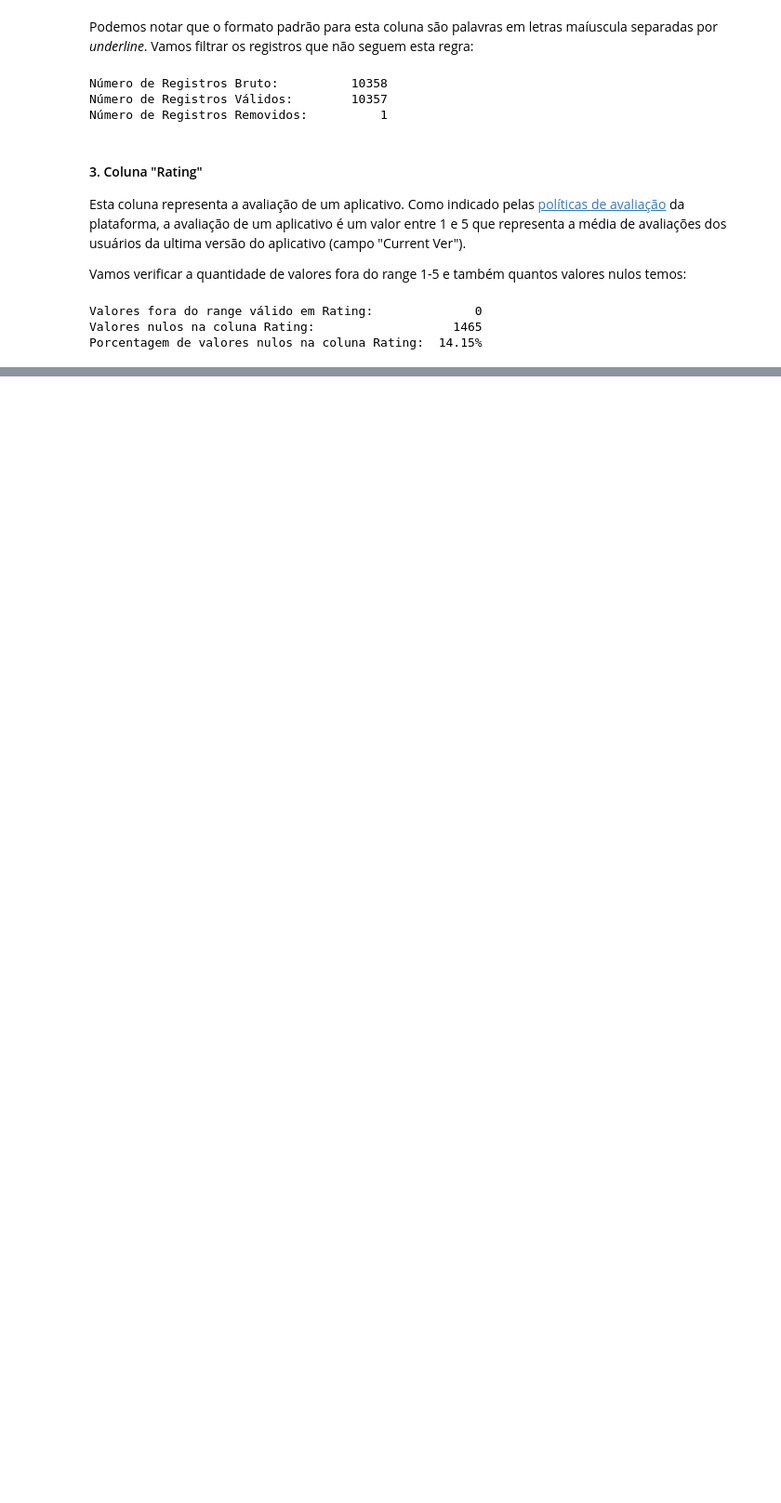
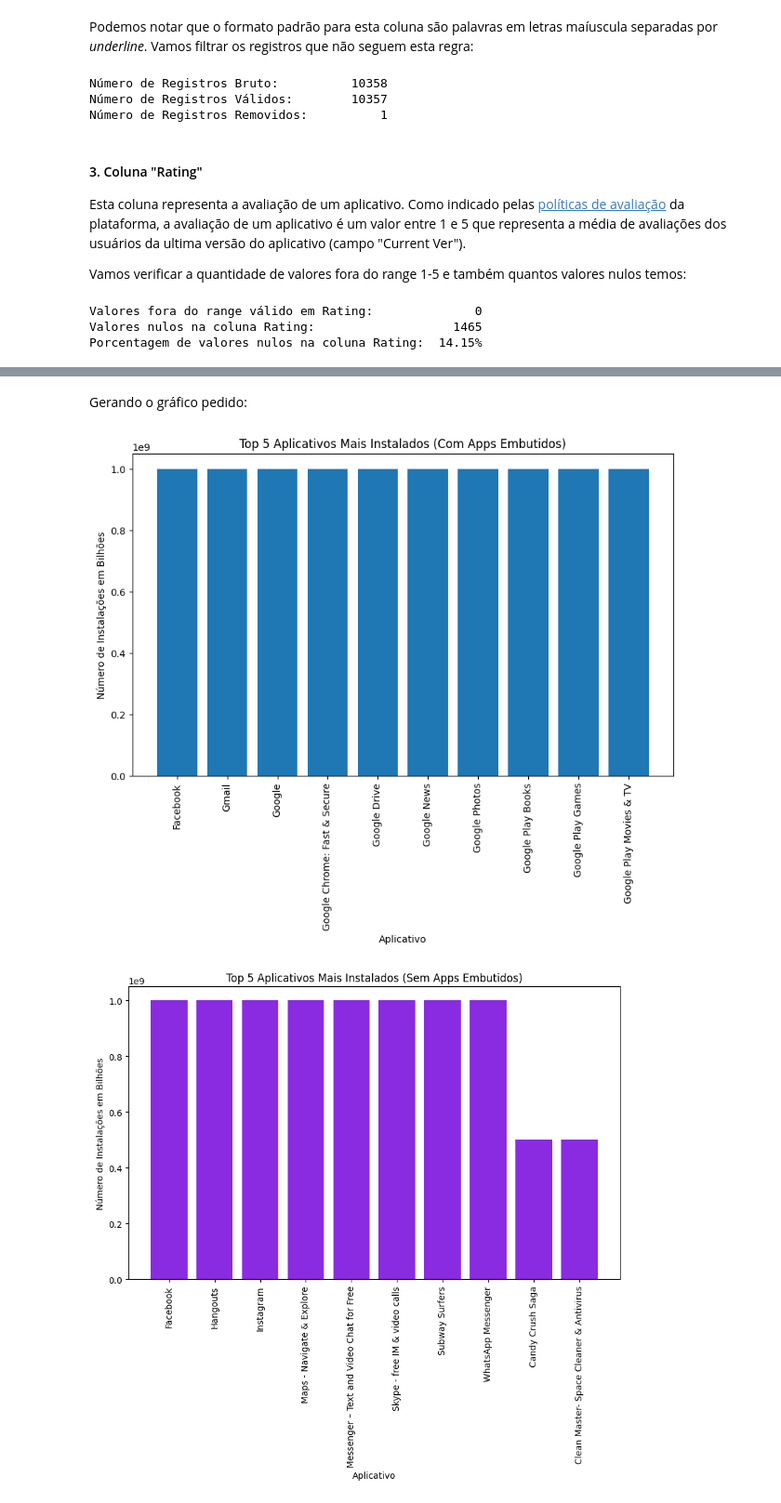
Before and after one commit to GustavCampos/Programa-de-bolsas-Compasso, a Jupyter notebook: Sprint 3/Desafios/Desafio.ipynb, the cells around one changed output, grey strips where cells are left out. Shown at 93% size. Cells and saved outputs as stored; diff of their text form; code cells hidden in the pictures; blank space fills up the shorter version.

```diff
--- a/Sprint 3/Desafios/Desafio.ipynb
+++ b/Sprint 3/Desafios/Desafio.ipynb
@@ -222,0 +411,11 @@ Não temos valores inválidos nesta coluna
+# %%
+# Lista de palvras chaves para ignorar apps
+ignore_list = ["google", "gmail", "youtube"]
+
+# Mascara que valida apenas valores que pertencem a lista de apps ignorados
+pre_installed_apps_mask = installs_dataframe_for_plot[APP].apply(str.lower).str.contains('|'.join(ignore_list))
+
+# Dataframe com os 10 apps com mais instalações excluindo os apps da lista ignore_list
+not_pre_installs_dataframe = installs_dataframe_for_plot[~pre_installed_apps_mask]
+
+display_df_table(not_pre_installs_dataframe.head(10))
@@ -222,0 +435,45 @@ Não temos valores inválidos nesta coluna
+# %% [markdown]
+Gerando o gráfico pedido:
+# %%
+# Grafico de barras contando apps pre instalados_____________________________________
+pre_installs_head = installs_dataframe_for_plot.head(10)
+
+# Configurar o tamanho da figura
+plt.figure(figsize=(10, 6))
+
+# Criar o gráfico de barras
+plt.bar(pre_installs_head[APP], pre_installs_head[INSTALLS])
+
+# Rotacionar os rótulos do eixo x para facilitar a leitura
+plt.xticks(rotation=90)
+
+# Adicionar título e rótulos dos eixos
+plt.title('Top 5 Aplicativos Mais Instalados (Com Apps Embutidos)')
+plt.xlabel('Aplicativo')
+plt.ylabel('Número de Instalações em Bilhões')
+
+# Exibir o gráfico
+plt.show()
+
+# Grafico de barras sem apps pre instalados___________________________________________
+not_pre_installs_head = not_pre_installs_dataframe.head(10)
+
+# Configurar o tamanho da figura
+plt.figure(figsize=(10, 6))
+
+# Criar o gráfico de barras
+plt.bar(not_pre_installs_head[APP], not_pre_installs_head[INSTALLS], color='blueviolet')
+
+# Rotacionar os rótulos do eixo x para facilitar a leitura
+plt.xticks(rotation=90)
+
+# Adicionar título e rótulos dos eixos
+plt.title('Top 5 Aplicativos Mais Instalados (Sem Apps Embutidos)')
+plt.xlabel('Aplicativo')
+plt.ylabel('Número de Instalações em Bilhões')
+
+# Exibir o gráfico
+plt.show()
+# %% [output]
+[figure, added]
+[figure, added]
```
Also changed, not shown: parts of 36 cells of this notebook.
